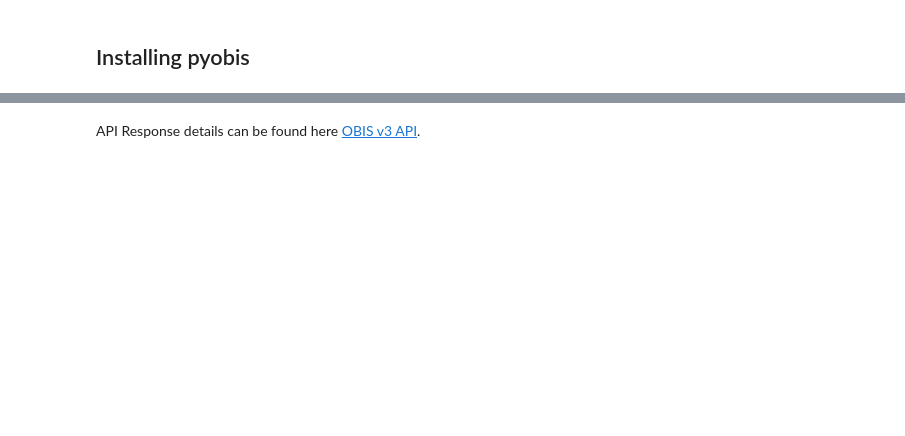
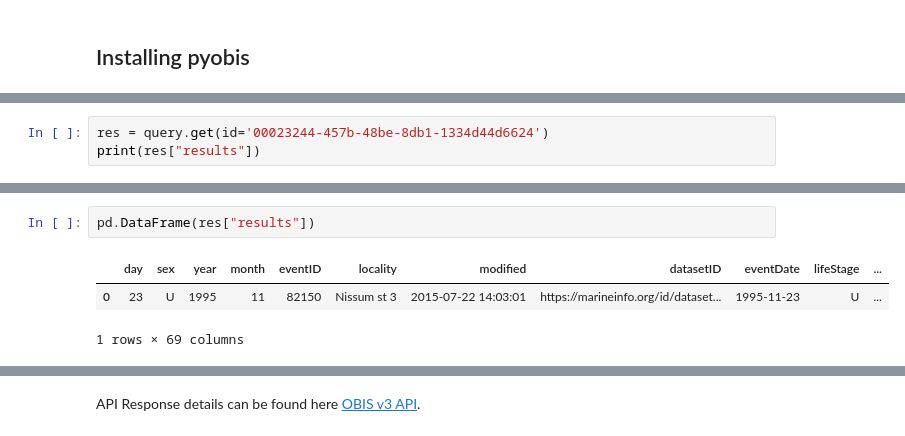
Before and after one commit to iobis/pyobis, a Jupyter notebook: notebooks/usage_guide.ipynb, the cells around one changed output, grey strips where cells are left out. Saved outputs shown, nothing was run; the diff lists cells and outputs as text; blank space fills up the shorter version.

```diff
--- a/notebooks/usage_guide.ipynb
+++ b/notebooks/usage_guide.ipynb
@@ -355,0 +81,3 @@ print(pd.DataFrame(res["results"]))
+# %%
+res = query.get(id='00023244-457b-48be-8db1-1334d44d6624')
+print(res["results"])
@@ -355,0 +86,6 @@ print(pd.DataFrame(res["results"]))
+# %%
+pd.DataFrame(res["results"])
+# %% [output]
+|  | day | sex | year | month | eventID | locality | modified | datasetID | eventDate | lifeStage | ... |
+| 0 | 23 | U | 1995 | 11 | 82150 | Nissum st 3 | 2015-07-22 14:03:01 | https://marineinfo.org/id/dataset... | 1995-11-23 | U | ... |
+1 rows × 69 columns
```
Also changed, not shown: parts of 97 cells of this notebook.
